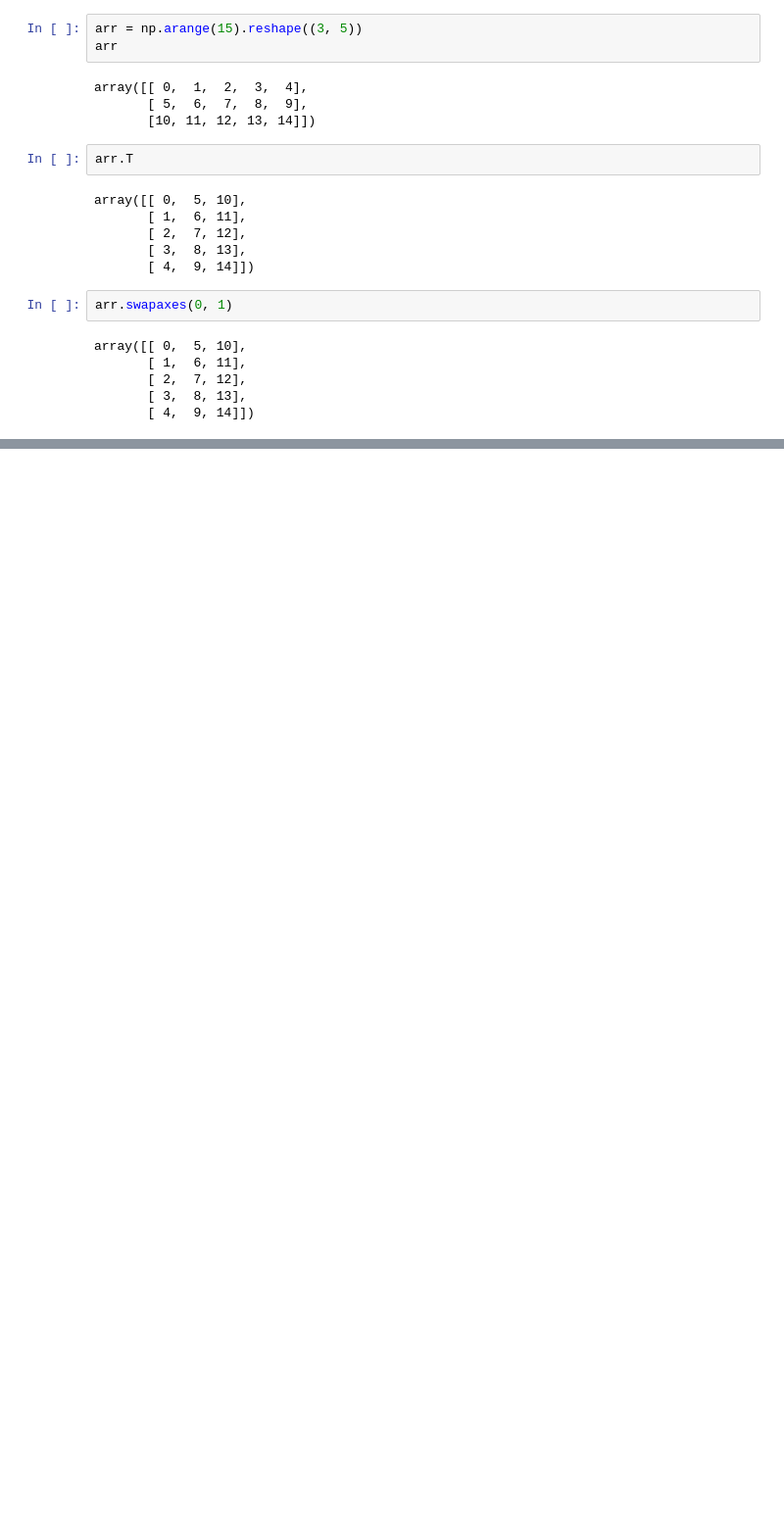
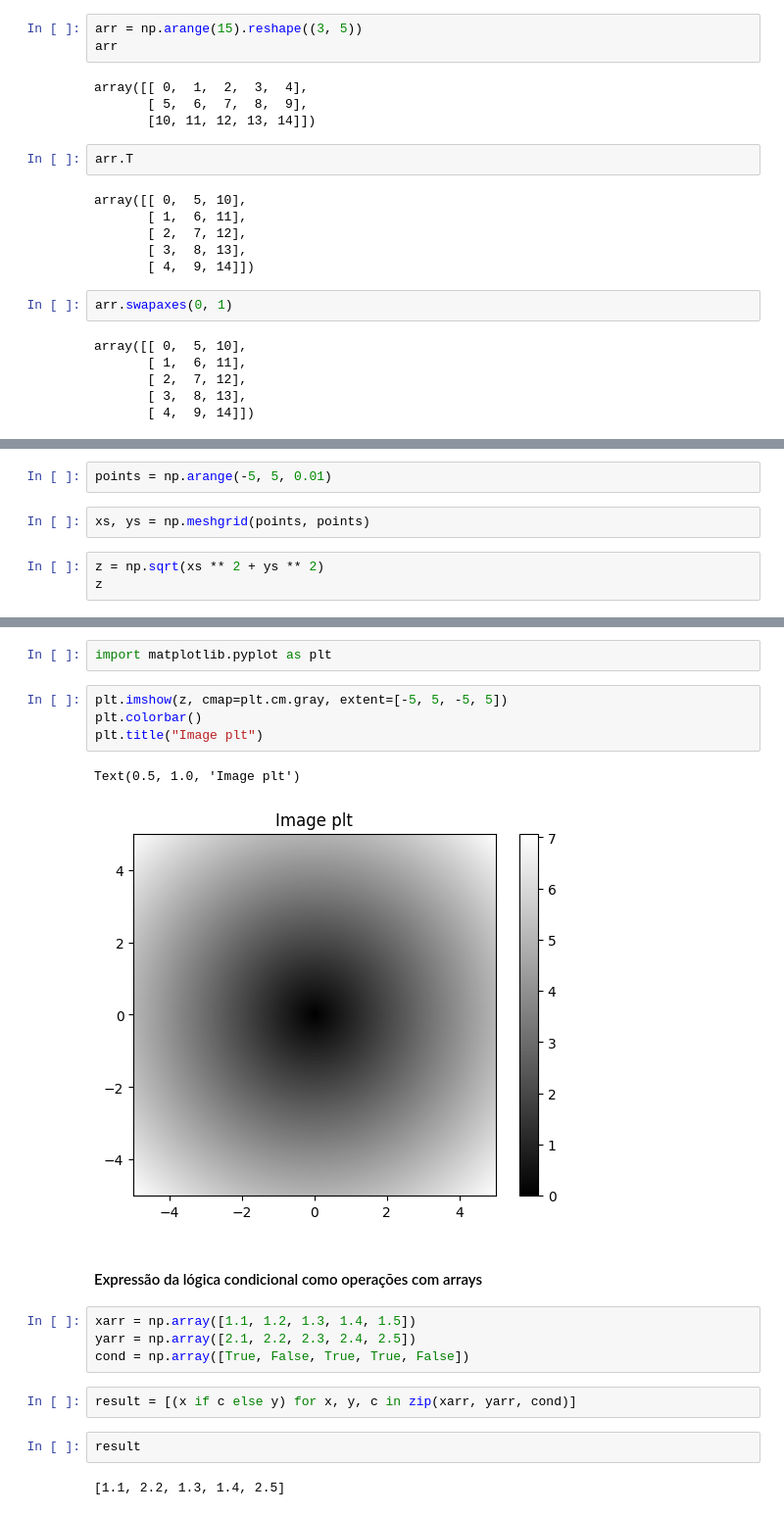
Before and after one commit to Kaiquenakao/analise-dados, a Jupyter notebook: Numpy.ipynb, the cells around one changed output, grey strips where cells are left out. Shown: that part at 98% size. Saved outputs shown, nothing was run; the diff lists cells and outputs as text; blank space fills up the shorter version.

Commit message:
programacao orientada a arrays

```diff
--- a/Numpy.ipynb
+++ b/Numpy.ipynb
@@ -691,0 +843,7 @@ array([[ 0,  5, 10],
+# %%
+points = np.arange(-5, 5, 0.01)
+# %%
+xs, ys = np.meshgrid(points, points)
+# %%
+z = np.sqrt(xs ** 2 + ys ** 2)
+z
@@ -691,0 +864,21 @@ array([[ 0,  5, 10],
+# %%
+import matplotlib.pyplot as plt
+# %%
+plt.imshow(z, cmap=plt.cm.gray, extent=[-5, 5, -5, 5])
+plt.colorbar()
+plt.title("Image plt")
+# %% [output]
+Text(0.5, 1.0, 'Image plt')
+[figure, added]
+# %% [markdown]
+#### Expressão da lógica condicional como operações com arrays
+# %%
+xarr = np.array([1.1, 1.2, 1.3, 1.4, 1.5])
+yarr = np.array([2.1, 2.2, 2.3, 2.4, 2.5])
+cond = np.array([True, False, True, True, False])
+# %%
+result = [(x if c else y) for x, y, c in zip(xarr, yarr, cond)]
+# %%
+result
+# %% [output]
+[1.1, 2.2, 1.3, 1.4, 2.5]
```
Also changed, not shown: parts of 75 cells of this notebook.
